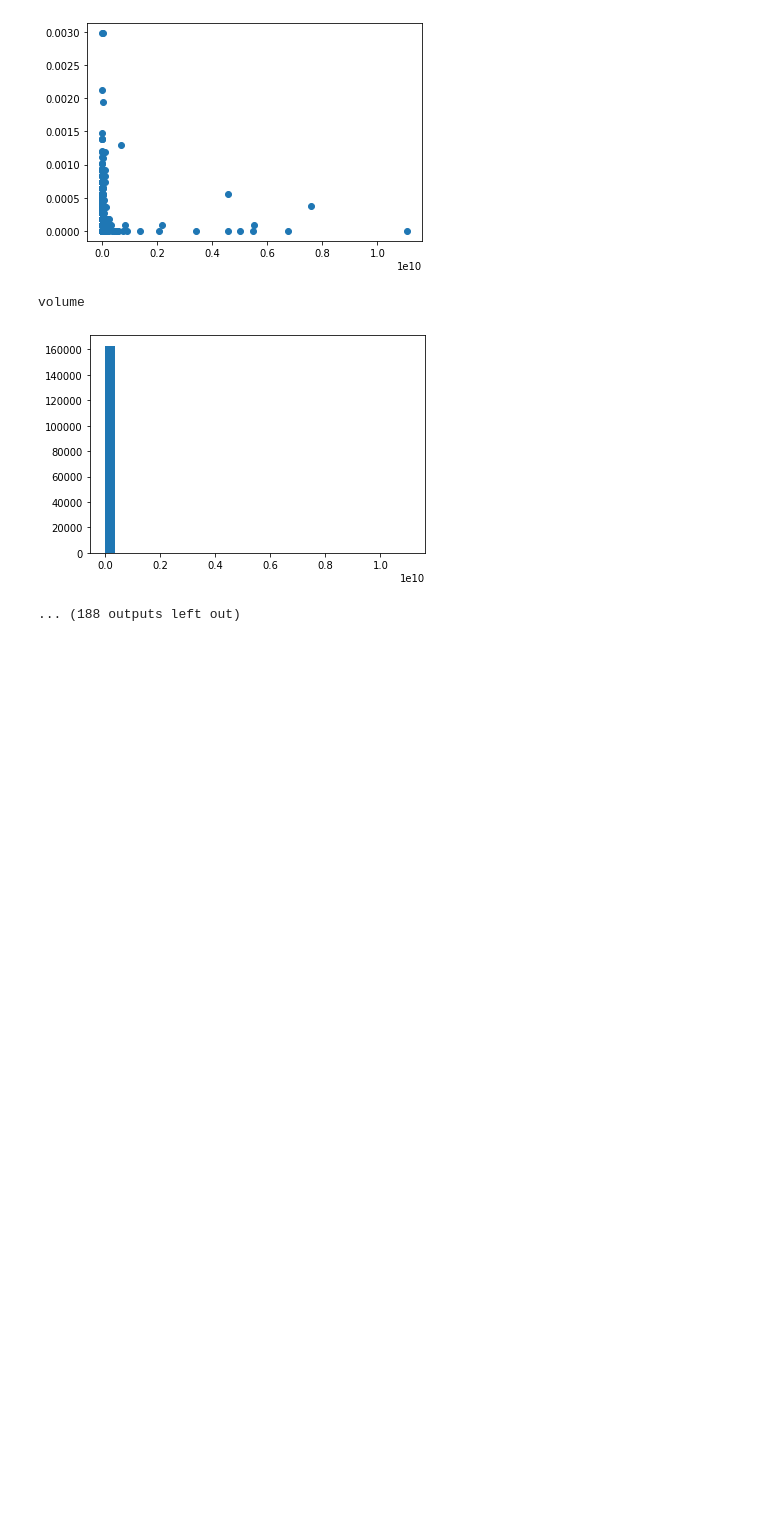
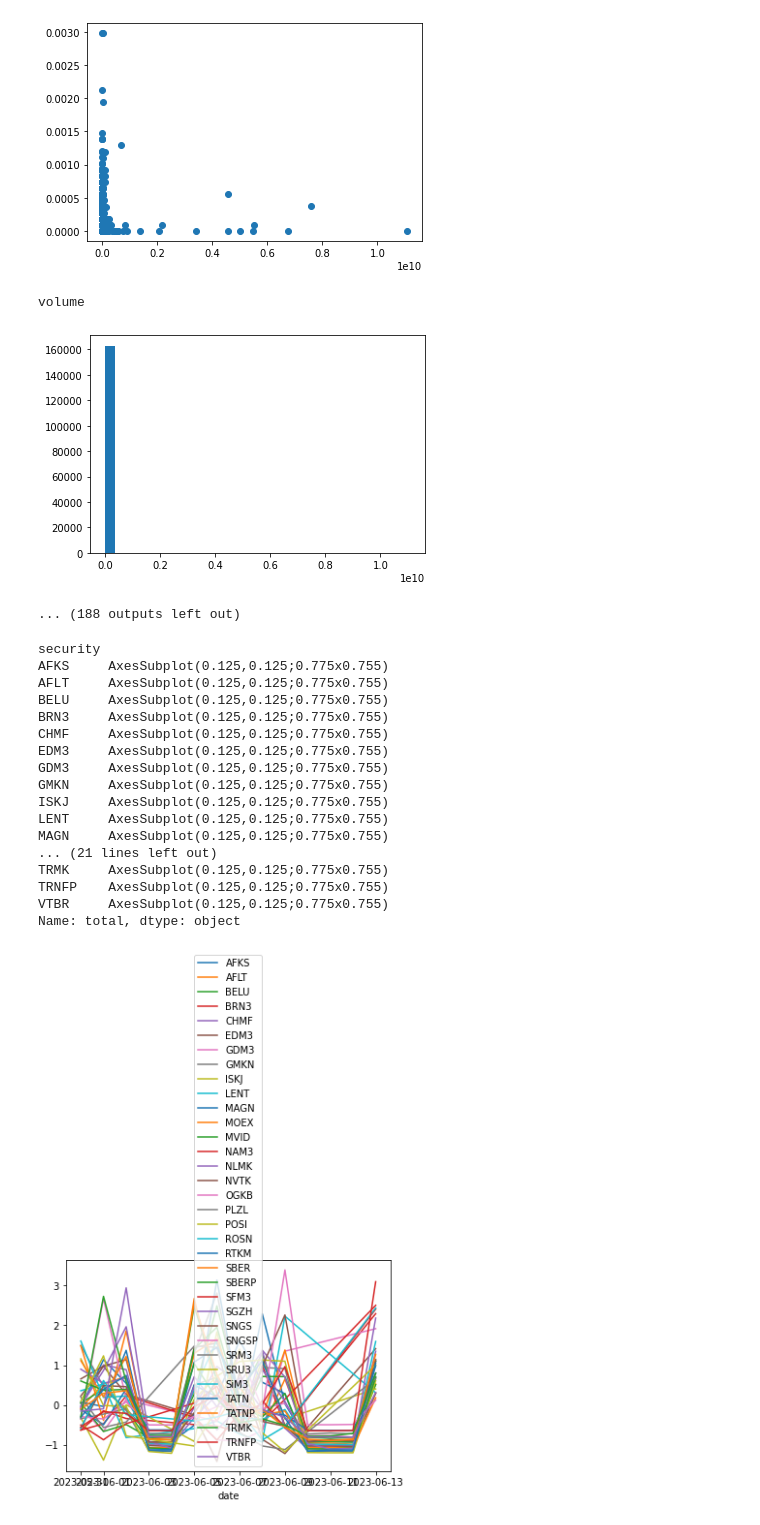
Before and after one commit to OlegPozovnoy/trading, a Jupyter notebook: tools/volume_patterns.ipynb, the cells around one changed output. Drawn from its saved outputs; the diff is of its cells as text; code cells hidden in the pictures; blank space fills up the shorter version.

```diff
--- a/tools/volume_patterns.ipynb
+++ b/tools/volume_patterns.ipynb
@@ -206,3 +207,43 @@ for idx, row in s.iterrows():
     print(row)
 
 print(orders)
+# %%
+query = """
+SELECT max(volume), security, date(datetime)
+	FROM public.df_all_candles_t
+    where datetime > now() - interval '14 days'
+	group by security, date(datetime)
+"""
+
+df_full = pd.DataFrame(exec_query(query))
+# %%
+df_full['mean'] = df_full.groupby('security')['max'].transform(np.mean)
+df_full['std'] = df_full.groupby('security')['max'].transform(np.std)
+df_full['total'] = (df_full['max'] - df_full['mean'])/df_full['std']
+# %%
+maxdate = df_full['date'].max()
+items = df_full[(df_full['date']==maxdate) & (df_full['total'] > 0)]['security']
+# %%
+df_positive = df_full[df_full['security'].isin(items)]
+# %%
+df_positive.set_index('date', inplace=True)
+df_positive.groupby('security')['total'].plot(legend=True)
+# %% [output]
+security
+AFKS     AxesSubplot(0.125,0.125;0.775x0.755)
+AFLT     AxesSubplot(0.125,0.125;0.775x0.755)
+BELU     AxesSubplot(0.125,0.125;0.775x0.755)
+BRN3     AxesSubplot(0.125,0.125;0.775x0.755)
+CHMF     AxesSubplot(0.125,0.125;0.775x0.755)
+EDM3     AxesSubplot(0.125,0.125;0.775x0.755)
+GDM3     AxesSubplot(0.125,0.125;0.775x0.755)
+GMKN     AxesSubplot(0.125,0.125;0.775x0.755)
+ISKJ     AxesSubplot(0.125,0.125;0.775x0.755)
+LENT     AxesSubplot(0.125,0.125;0.775x0.755)
+MAGN     AxesSubplot(0.125,0.125;0.775x0.755)
+... (21 lines left out)
+TRMK     AxesSubplot(0.125,0.125;0.775x0.755)
+TRNFP    AxesSubplot(0.125,0.125;0.775x0.755)
+VTBR     AxesSubplot(0.125,0.125;0.775x0.755)
+Name: total, dtype: object
+[figure, added]
```
Also changed, not shown: parts of 4 cells of this notebook, 3 other files.
